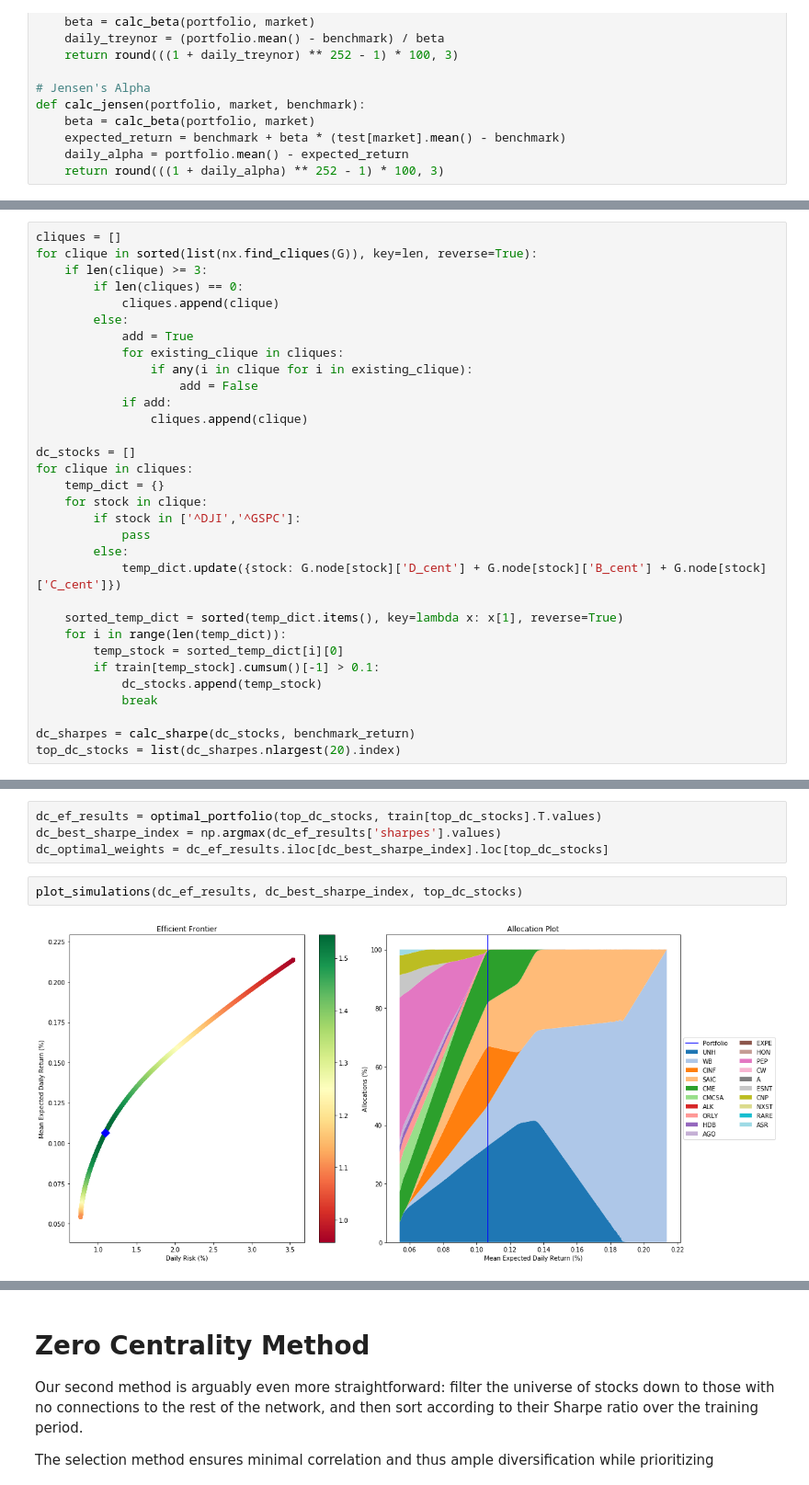
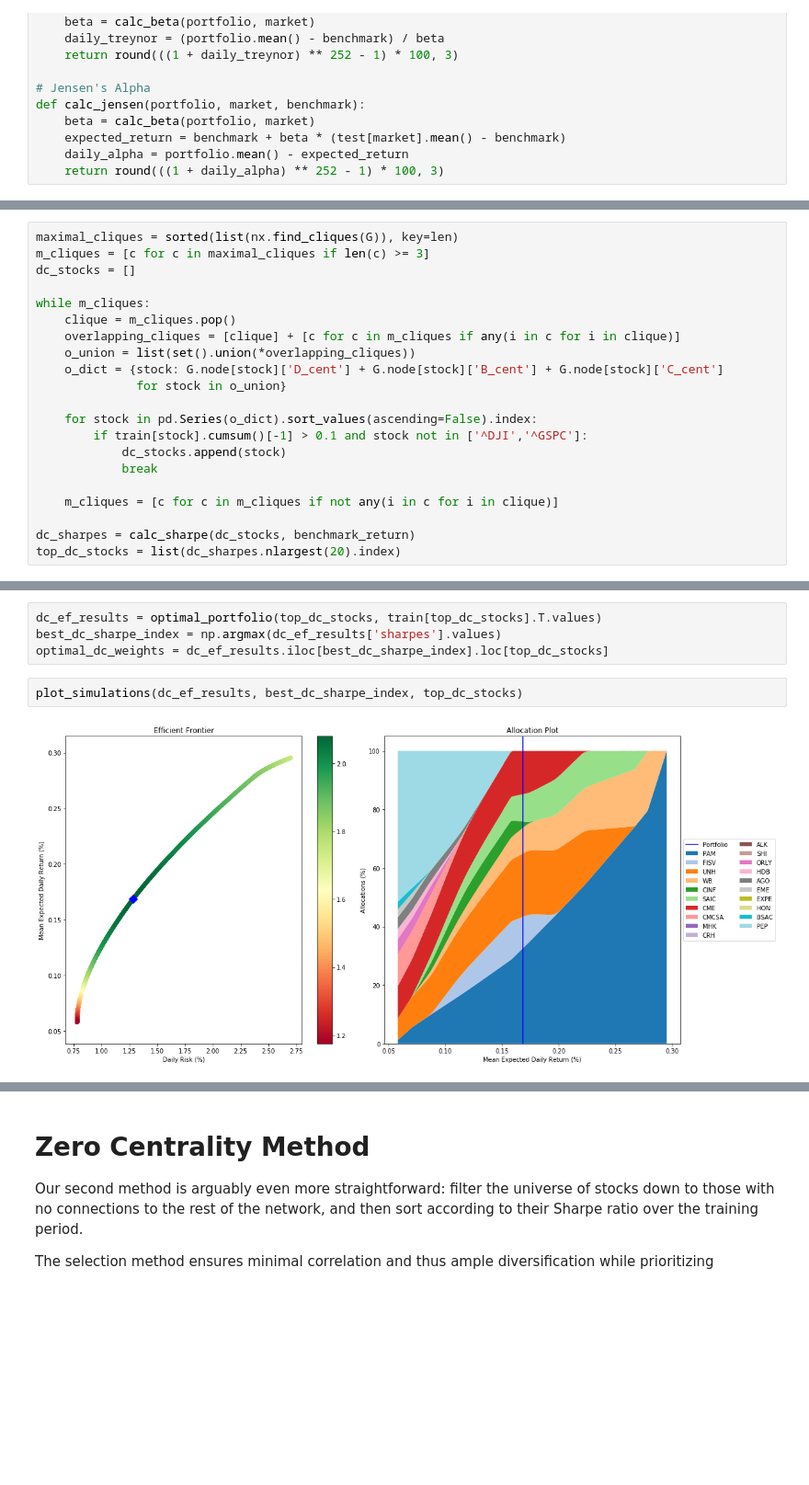
Before and after one commit to cmbecker406/Stock-Network-Analysis, a Jupyter notebook: Stock Network Analysis.ipynb, the cells around one changed output, grey strips where cells are left out. Shown at 92% size. Cells and saved outputs as stored; diff of their text form; blank space fills up the shorter version.

```diff
--- a/Stock Network Analysis.ipynb
+++ b/Stock Network Analysis.ipynb
@@ -265,32 +265,21 @@ Using a correlation threshold of 50% yielded 72 disjoint cliques of size three o
 # %%
-cliques = []
-for clique in sorted(list(nx.find_cliques(G)), key=len, reverse=True):
-    if len(clique) >= 3:
-        if len(cliques) == 0:
-            cliques.append(clique)
-        else:
-            add = True
-            for existing_clique in cliques:
-                if any(i in clique for i in existing_clique):
-                    add = False
-            if add:
-                cliques.append(clique)
+maximal_cliques = sorted(list(nx.find_cliques(G)), key=len)
+m_cliques = [c for c in maximal_cliques if len(c) >= 3]
+dc_stocks = []
 
-dc_stocks = []
-for clique in cliques:
-    temp_dict = {}
-    for stock in clique:
-        if stock in ['^DJI','^GSPC']:
-            pass
-        else:
-            temp_dict.update({stock: G.node[stock]['D_cent'] + G.node[stock]['B_cent'] + G.node[stock]['C_cent']})
+while m_cliques:
+    clique = m_cliques.pop()
+    overlapping_cliques = [clique] + [c for c in m_cliques if any(i in c for i in clique)]
+    o_union = list(set().union(*overlapping_cliques))
+    o_dict = {stock: G.node[stock]['D_cent'] + G.node[stock]['B_cent'] + G.node[stock]['C_cent']
+              for stock in o_union}
 
-    sorted_temp_dict = sorted(temp_dict.items(), key=lambda x: x[1], reverse=True)
-    for i in range(len(temp_dict)):
-        temp_stock = sorted_temp_dict[i][0]
-        if train[temp_stock].cumsum()[-1] > 0.1:
-            dc_stocks.append(temp_stock)
+    for stock in pd.Series(o_dict).sort_values(ascending=False).index:
+        if train[stock].cumsum()[-1] > 0.1 and stock not in ['^DJI','^GSPC']:
+            dc_stocks.append(stock)
             break
+
+    m_cliques = [c for c in m_cliques if not any(i in c for i in clique)]
 
 dc_sharpes = calc_sharpe(dc_stocks, benchmark_return)
 top_dc_stocks = list(dc_sharpes.nlargest(20).index)
@@ -316,11 +305,11 @@ In this case, the largest Sharpe ratio along the efficient frontier was 1.52 --
 # %%
 dc_ef_results = optimal_portfolio(top_dc_stocks, train[top_dc_stocks].T.values)
-dc_best_sharpe_index = np.argmax(dc_ef_results['sharpes'].values)
-dc_optimal_weights = dc_ef_results.iloc[dc_best_sharpe_index].loc[top_dc_stocks]
+best_dc_sharpe_index = np.argmax(dc_ef_results['sharpes'].values)
+optimal_dc_weights = dc_ef_results.iloc[best_dc_sharpe_index].loc[top_dc_stocks]
 # %%
-plot_simulations(dc_ef_results, dc_best_sharpe_index, top_dc_stocks)
+plot_simulations(dc_ef_results, best_dc_sharpe_index, top_dc_stocks)
 # %% [output]
-[figure, old version]
+[figure, new version]
 # %% [markdown]
 Finally, we forward test the optimal portfolio from this method against the Dow Jones Industrial Average and the S&P 500.
 
```
Also changed, not shown: parts of 26 cells of this notebook.
